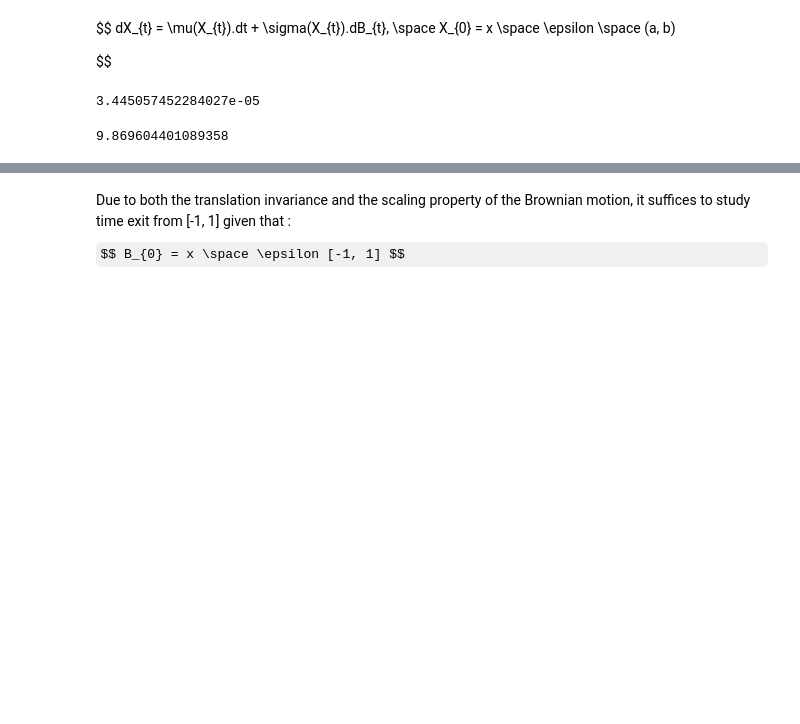
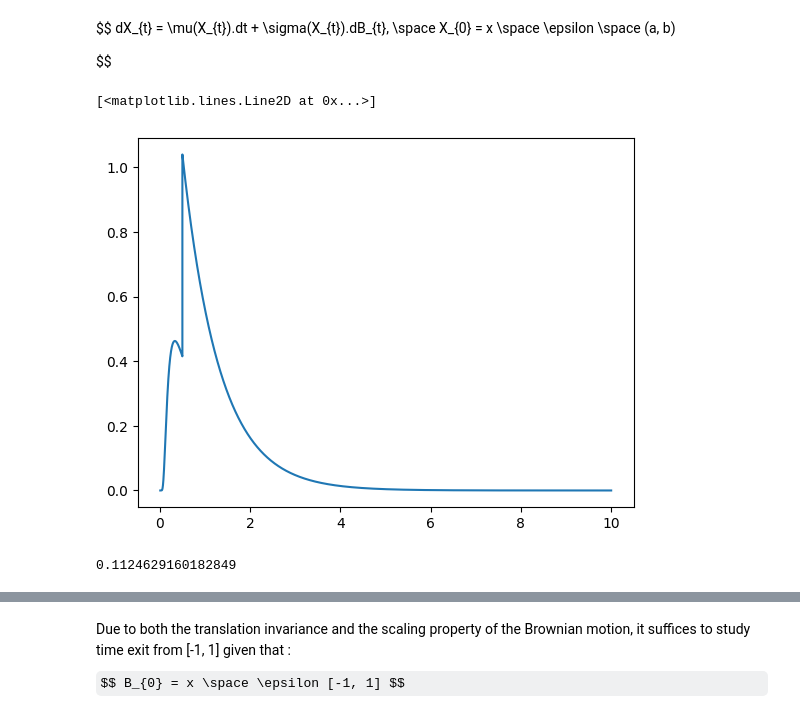
Before and after one commit to ateffal/implement-it, a Jupyter notebook: brownien-motion.ipynb, the cells around one changed output, grey strips where cells are left out. Drawn from its saved outputs; the diff is of its cells as text; code cells hidden in the pictures; some formulas as TeX source; blank space fills up the shorter version.

```diff
--- a/brownien-motion.ipynb
+++ b/brownien-motion.ipynb
@@ -56,25 +57,32 @@ dX_{t} = \mu(X_{t}).dt + \sigma(X_{t}).dB_{t}, \space X_{0} = x \space \epsilon
 
 $$
 # %%
-def h_2_5(t, te = 0.5, K = 0.1):
+def h_2_5(t, te = 0.5, K = None):
+
+    if K == None:
+        K = np.pi * special.erf(np.sqrt(1/(2 * te)))
+        K = K * np.exp((np.pi**2)*te/8)/2
+        K = 1 / K
 
     if t <= te:
         temp = 1/(t**1.5)
         temp = temp * norm.pdf(1/np.sqrt(t))
-
     else:
         temp = np.pi/(4 * K)
         temp = temp * np.exp((-(np.pi**2)/8)*t)
 
     return temp
-# %%
-h_2_5(10)
-# %% [output]
-3.445057452284027e-05
-# %%
-np.pi**2
-# %% [output]
-9.869604401089358
+# %%
+t = np.arange(0.01, 10, 0.0001)
+h = [h_2_5(i) for i in t]
+plt.plot(t, h)
+# %% [output]
+[<matplotlib.lines.Line2D at 0x...>]
+[figure, added]
+# %%
+special.erf(0.10)
+# %% [output]
+0.1124629160182849
 # %%
 def CONVERGENT_SERIES_METHOD(K, h, fi):
     """
```
Also changed, not shown: parts of 4 cells of this notebook, 1 other file.
